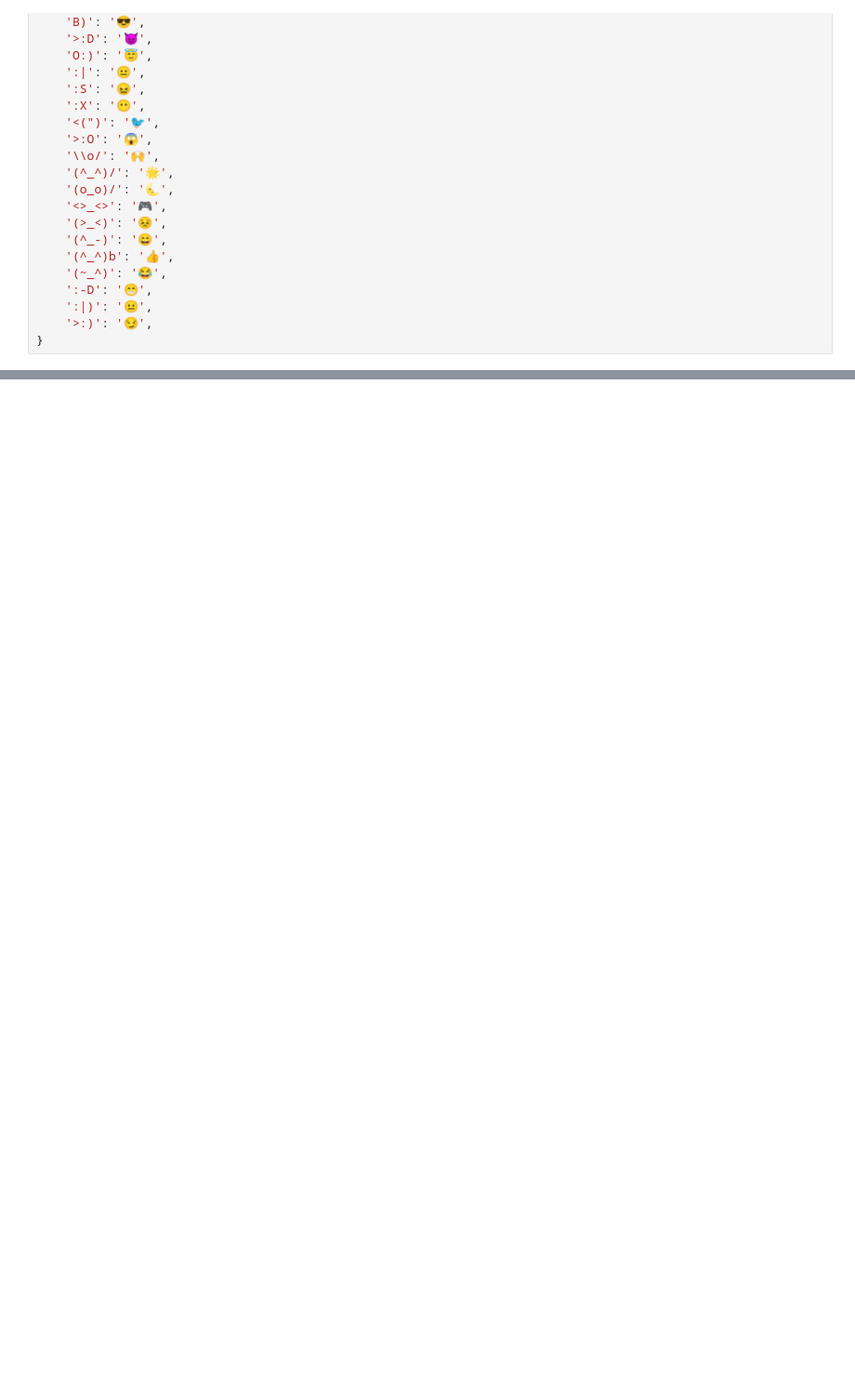
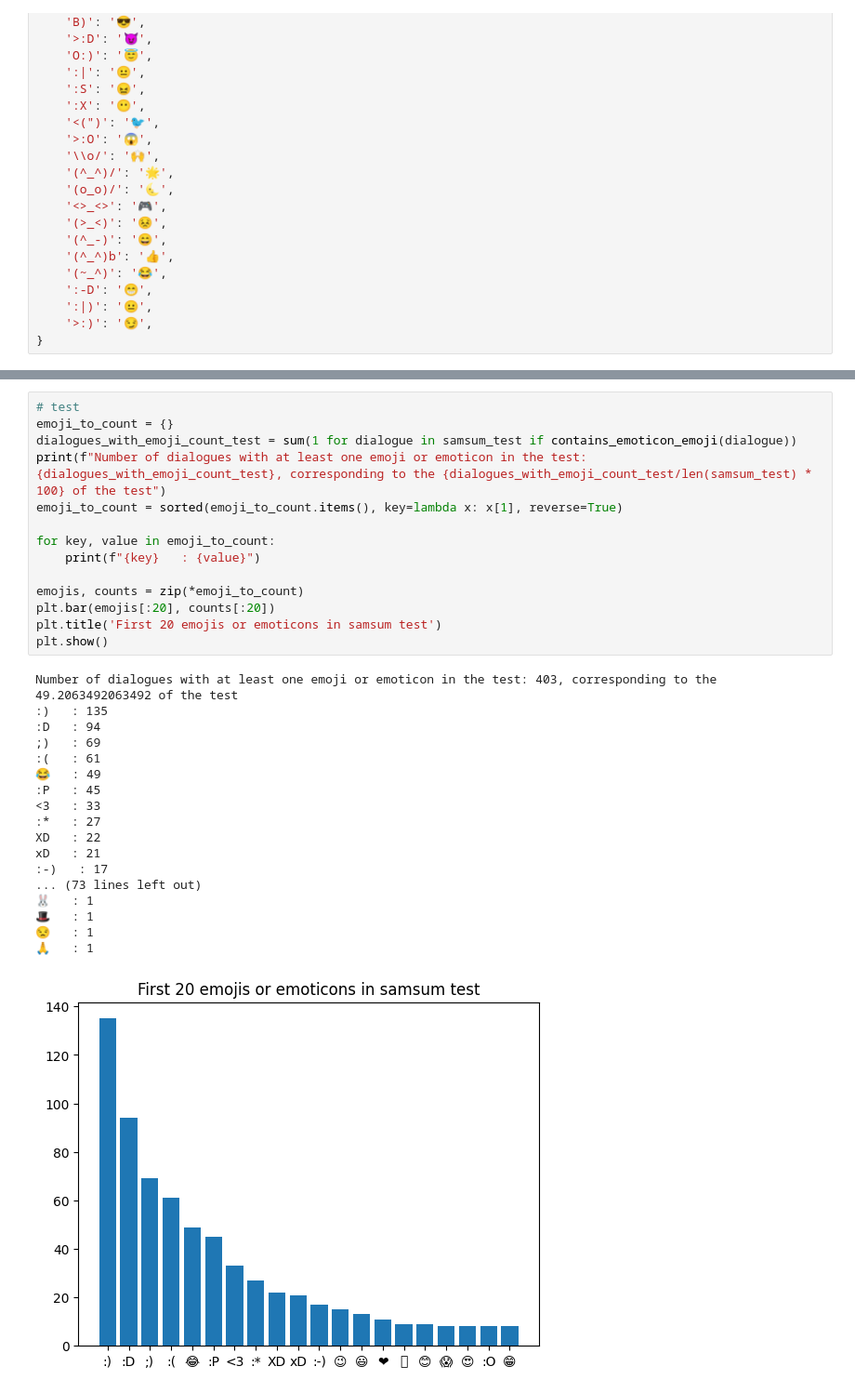
Before and after one commit to al3ssandrocaruso/Enhanced-Abstractive-Chat-Summarization, a Jupyter notebook: utils/count_samsum_emojis.ipynb, the cells around one changed output, grey strips where cells are left out. Shown at 93% size. Drawn from its saved outputs; the diff is of its cells as text; blank space fills up the shorter version.

```diff
--- a/utils/count_samsum_emojis.ipynb
+++ b/utils/count_samsum_emojis.ipynb
@@ -97,0 +161,33 @@ XD   : 355
+# %%
+# test
+emoji_to_count = {}
+dialogues_with_emoji_count_test = sum(1 for dialogue in samsum_test if contains_emoticon_emoji(dialogue))
+print(f"Number of dialogues with at least one emoji or emoticon in the test: {dialogues_with_emoji_count_test}, corresponding to the {dialogues_with_emoji_count_test/len(samsum_test) * 100} of the test")
+emoji_to_count = sorted(emoji_to_count.items(), key=lambda x: x[1], reverse=True)
+
+for key, value in emoji_to_count:
+    print(f"{key}   : {value}")
+
+emojis, counts = zip(*emoji_to_count)
+plt.bar(emojis[:20], counts[:20])
+plt.title('First 20 emojis or emoticons in samsum test')
+plt.show()
+# %% [output]
+Number of dialogues with at least one emoji or emoticon in the test: 403, corresponding to the 49.2063492063492 of the test
+:)   : 135
+:D   : 94
+;)   : 69
+:(   : 61
+😂   : 49
+:P   : 45
+<3   : 33
+:*   : 27
+XD   : 22
+xD   : 21
+:-)   : 17
+... (73 lines left out)
+🐰   : 1
+🎩   : 1
+😒   : 1
+🙏   : 1
+[figure, added]
```
Also changed, not shown: parts of 6 cells of this notebook.
